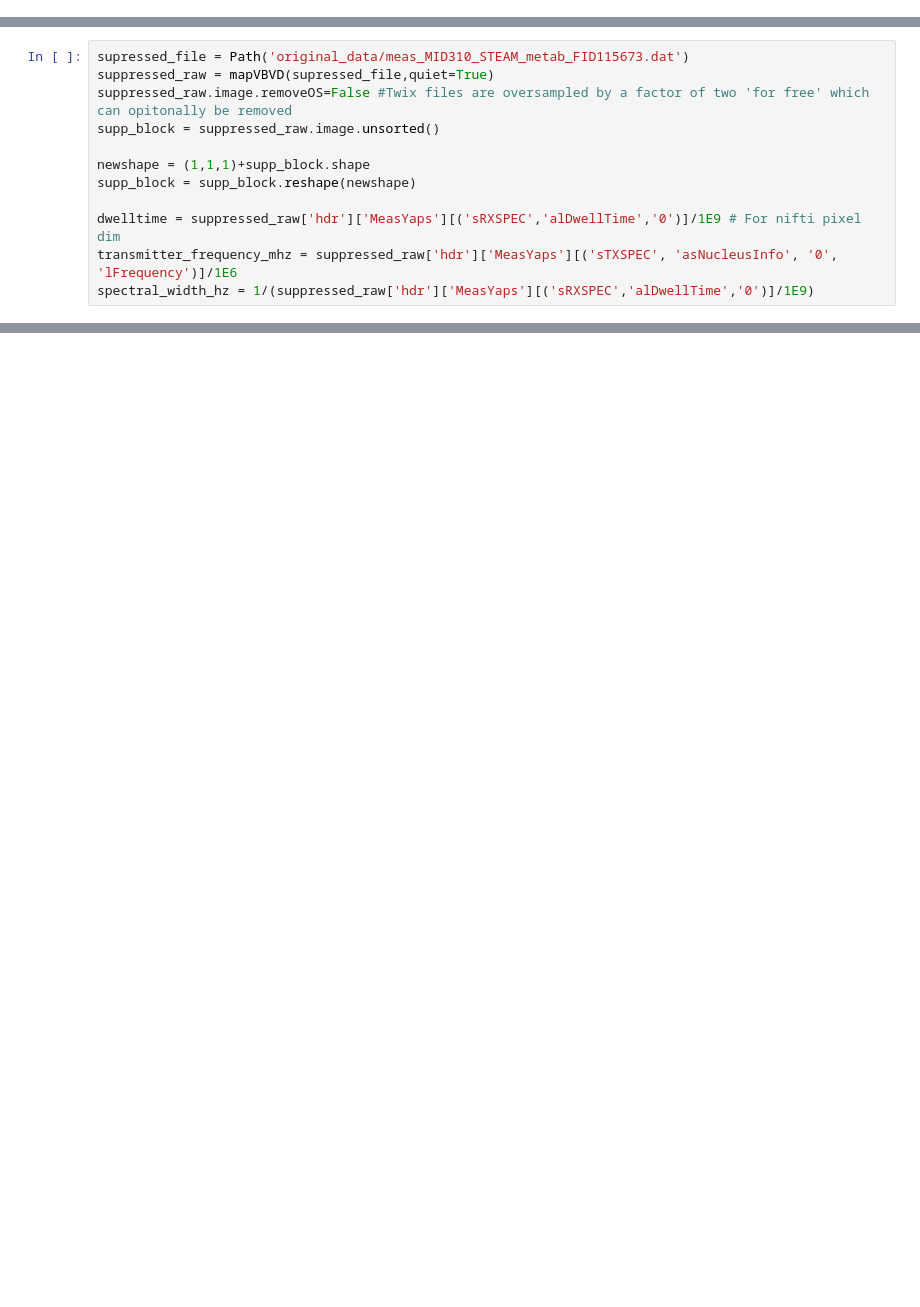
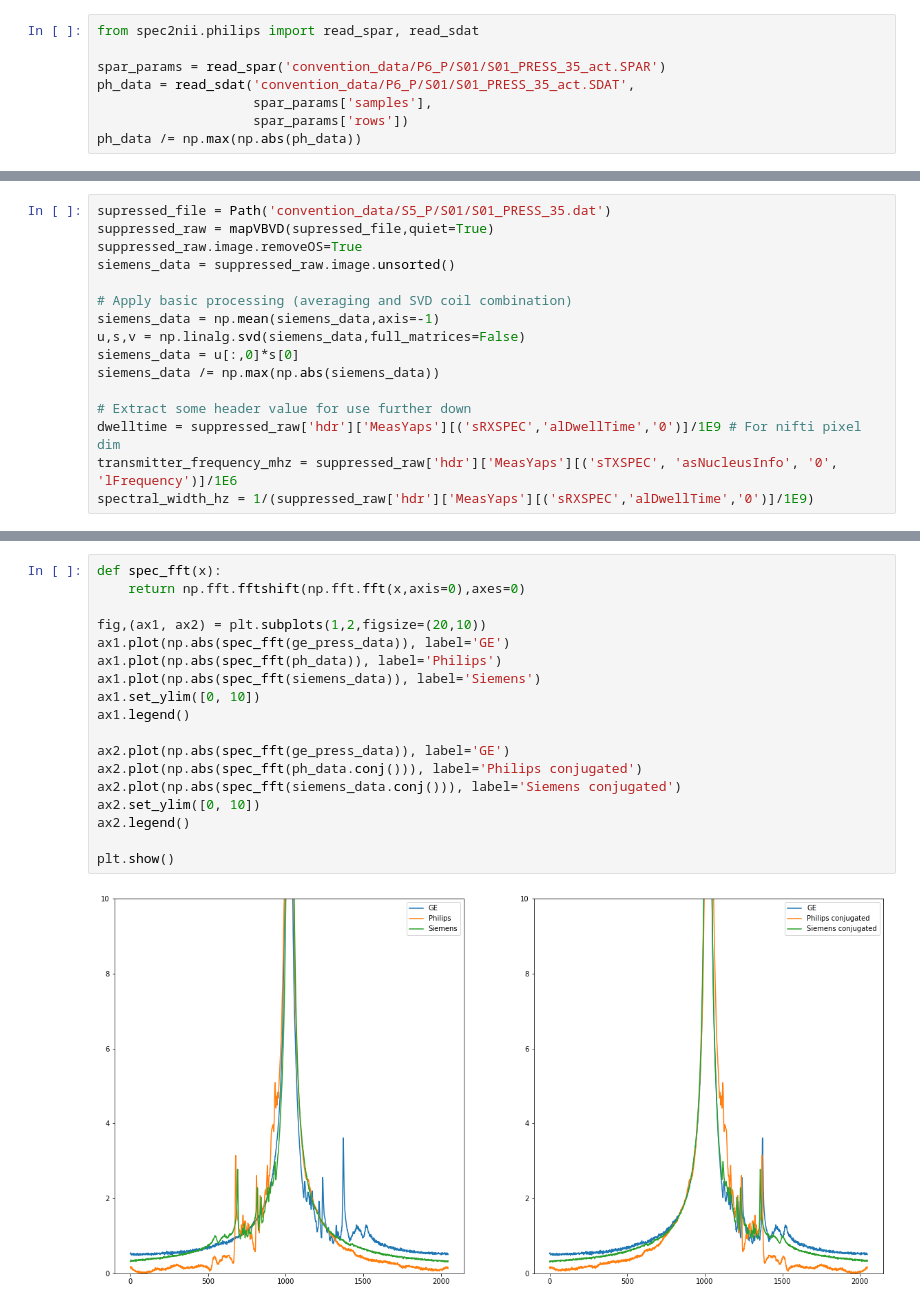
Before and after one commit to wtclarke/mrs_nifti_standard, a Jupyter notebook: data_conventions.ipynb, the cells around one changed output, grey strips where cells are left out. Saved outputs shown, nothing was run; the diff lists cells and outputs as text; blank space fills up the shorter version.

```diff
--- a/data_conventions.ipynb
+++ b/data_conventions.ipynb
@@ -13,0 +51,8 @@ The autoreload extension is already loaded. To reload it, use:
+# %%
+from spec2nii.philips import read_spar, read_sdat
+
+spar_params = read_spar('convention_data/P6_P/S01/S01_PRESS_35_act.SPAR')
+ph_data = read_sdat('convention_data/P6_P/S01/S01_PRESS_35_act.SDAT',
+                    spar_params['samples'],
+                    spar_params['rows'])
+ph_data /= np.max(np.abs(ph_data))
@@ -14,12 +61,16 @@ The autoreload extension is already loaded. To reload it, use:
 # %%
-supressed_file = Path('original_data/meas_MID310_STEAM_metab_FID115673.dat')
+supressed_file = Path('convention_data/S5_P/S01/S01_PRESS_35.dat')
 suppressed_raw = mapVBVD(supressed_file,quiet=True)
-suppressed_raw.image.removeOS=False #Twix files are oversampled by a factor of two 'for free' which can opitonally be removed
-supp_block = suppressed_raw.image.unsorted()
+suppressed_raw.image.removeOS=True
+siemens_data = suppressed_raw.image.unsorted()
 
-newshape = (1,1,1)+supp_block.shape
-supp_block = supp_block.reshape(newshape)
+# Apply basic processing (averaging and SVD coil combination)
+siemens_data = np.mean(siemens_data,axis=-1)
+u,s,v = np.linalg.svd(siemens_data,full_matrices=False)
+siemens_data = u[:,0]*s[0]
+siemens_data /= np.max(np.abs(siemens_data))
 
+# Extract some header value for use further down
 dwelltime = suppressed_raw['hdr']['MeasYaps'][('sRXSPEC','alDwellTime','0')]/1E9 # For nifti pixel dim
 transmitter_frequency_mhz = suppressed_raw['hdr']['MeasYaps'][('sTXSPEC', 'asNucleusInfo', '0', 'lFrequency')]/1E6
 spectral_width_hz = 1/(suppressed_raw['hdr']['MeasYaps'][('sRXSPEC','alDwellTime','0')]/1E9)
@@ -25,0 +79,20 @@ spectral_width_hz = 1/(suppressed_raw['hdr']['MeasYaps'][('sRXSPEC','alDwellTime
+# %%
+def spec_fft(x):
+    return np.fft.fftshift(np.fft.fft(x,axis=0),axes=0)
+
+fig,(ax1, ax2) = plt.subplots(1,2,figsize=(20,10))
+ax1.plot(np.abs(spec_fft(ge_press_data)), label='GE')
+ax1.plot(np.abs(spec_fft(ph_data)), label='Philips')
+ax1.plot(np.abs(spec_fft(siemens_data)), label='Siemens')
+ax1.set_ylim([0, 10])
+ax1.legend()
+
+ax2.plot(np.abs(spec_fft(ge_press_data)), label='GE')
+ax2.plot(np.abs(spec_fft(ph_data.conj())), label='Philips conjugated')
+ax2.plot(np.abs(spec_fft(siemens_data.conj())), label='Siemens conjugated')
+ax2.set_ylim([0, 10])
+ax2.legend()
+
+plt.show()
+# %% [output]
+[figure, added]
```
Also changed, not shown: parts of 19 cells of this notebook.
